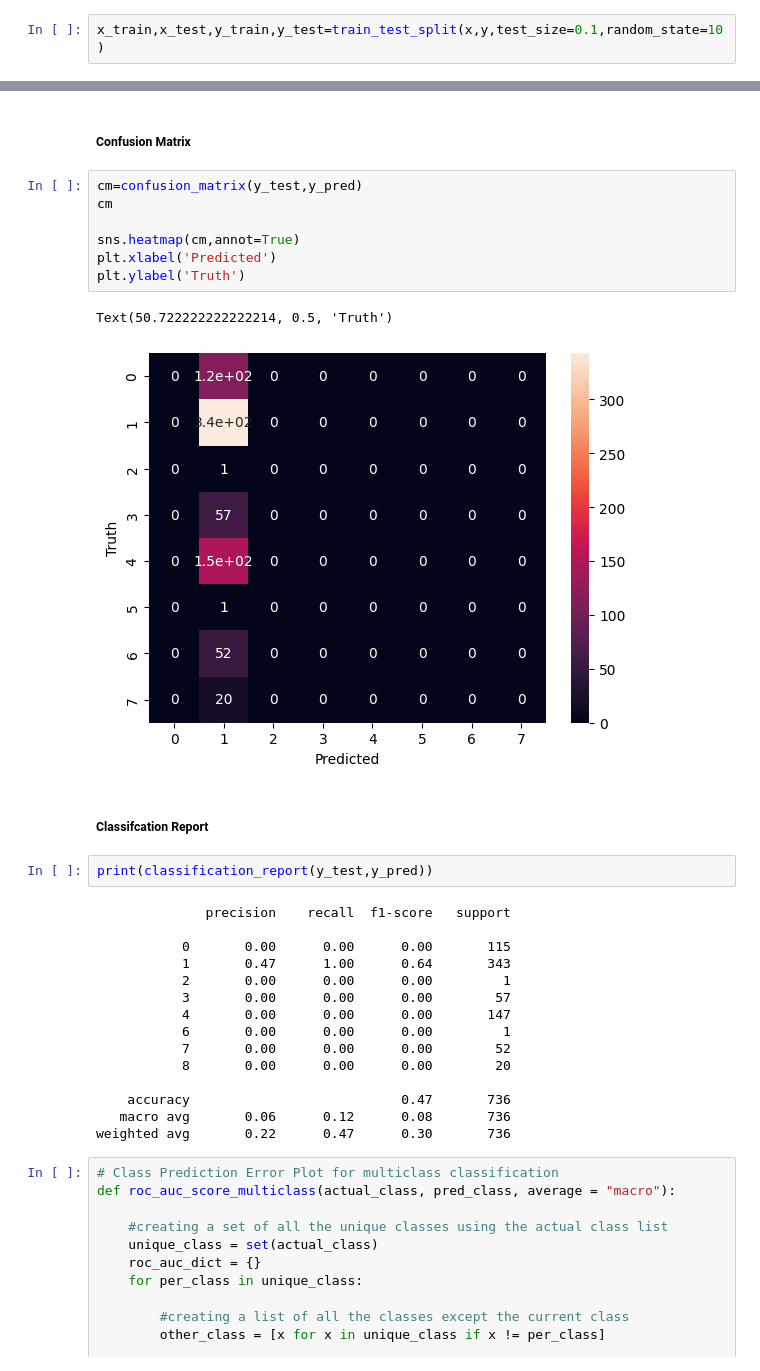
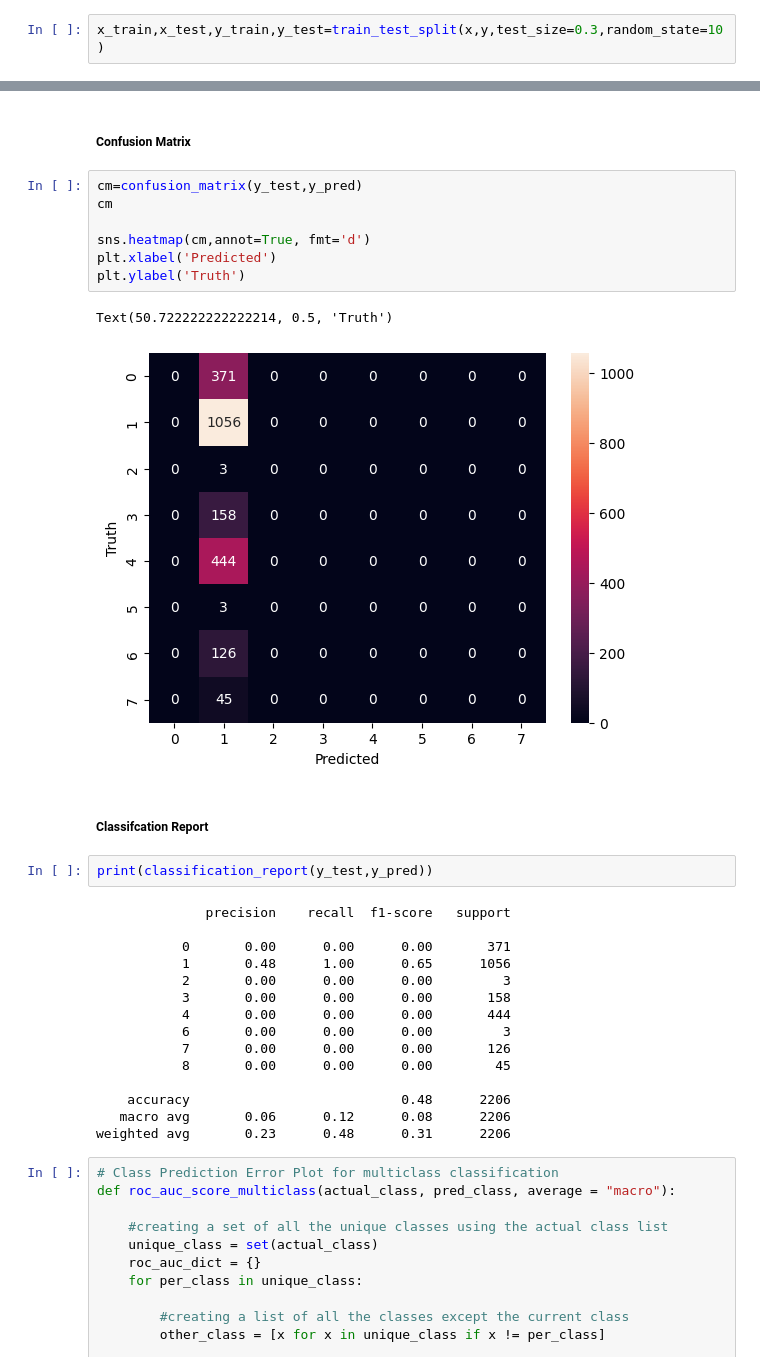
Before and after one commit to Ashrockzzz2003/Cricket_Best_11_Prediction, a Jupyter notebook: predicting_Dismissal.ipynb, the cells around one changed output, grey strips where cells are left out. Cells and saved outputs as stored; diff of their text form.

```diff
--- a/predicting_Dismissal.ipynb
+++ b/predicting_Dismissal.ipynb
@@ -558,7 +576,7 @@ y
 9328    4
 Name: Dismissal, Length: 7351, dtype: int64
 # %%
-x_train,x_test,y_train,y_test=train_test_split(x,y,test_size=0.1,random_state=10)
+x_train,x_test,y_train,y_test=train_test_split(x,y,test_size=0.3,random_state=10)
 # %% [markdown]
 ### Logistic Regression
 # %%
@@ -597,13 +615,13 @@ Accuracy: 0.46603260869565216
 # %%
 cm=confusion_matrix(y_test,y_pred)
 cm
 
-sns.heatmap(cm,annot=True)
+sns.heatmap(cm,annot=True, fmt='d')
 plt.xlabel('Predicted')
 plt.ylabel('Truth')
 # %% [output]
 Text(50.722222222222214, 0.5, 'Truth')
-[figure, old version]
+[figure, new version]
 # %% [markdown]
 ##### Classifcation Report
 # %%
@@ -611,18 +629,18 @@ print(classification_report(y_test,y_pred))
 # %% [output]
               precision    recall  f1-score   support
 
-           0       0.00      0.00      0.00       115
-           1       0.47      1.00      0.64       343
-           2       0.00      0.00      0.00         1
-           3       0.00      0.00      0.00        57
-           4       0.00      0.00      0.00       147
-           6       0.00      0.00      0.00         1
-           7       0.00      0.00      0.00        52
-           8       0.00      0.00      0.00        20
+           0       0.00      0.00      0.00       371
+           1       0.48      1.00      0.65      1056
+           2       0.00      0.00      0.00         3
+           3       0.00      0.00      0.00       158
+           4       0.00      0.00      0.00       444
+           6       0.00      0.00      0.00         3
+           7       0.00      0.00      0.00       126
+           8       0.00      0.00      0.00        45
 
-    accuracy                           0.47       736
-   macro avg       0.06      0.12      0.08       736
-weighted avg       0.22      0.47      0.30       736
+    accuracy                           0.48      2206
+   macro avg       0.06      0.12      0.08      2206
+weighted avg       0.23      0.48      0.31      2206
 # %%
 # Class Prediction Error Plot for multiclass classification
 def roc_auc_score_multiclass(actual_class, pred_class, average = "macro"):
```
Also changed, not shown: parts of 36 cells of this notebook, 1 other file.
